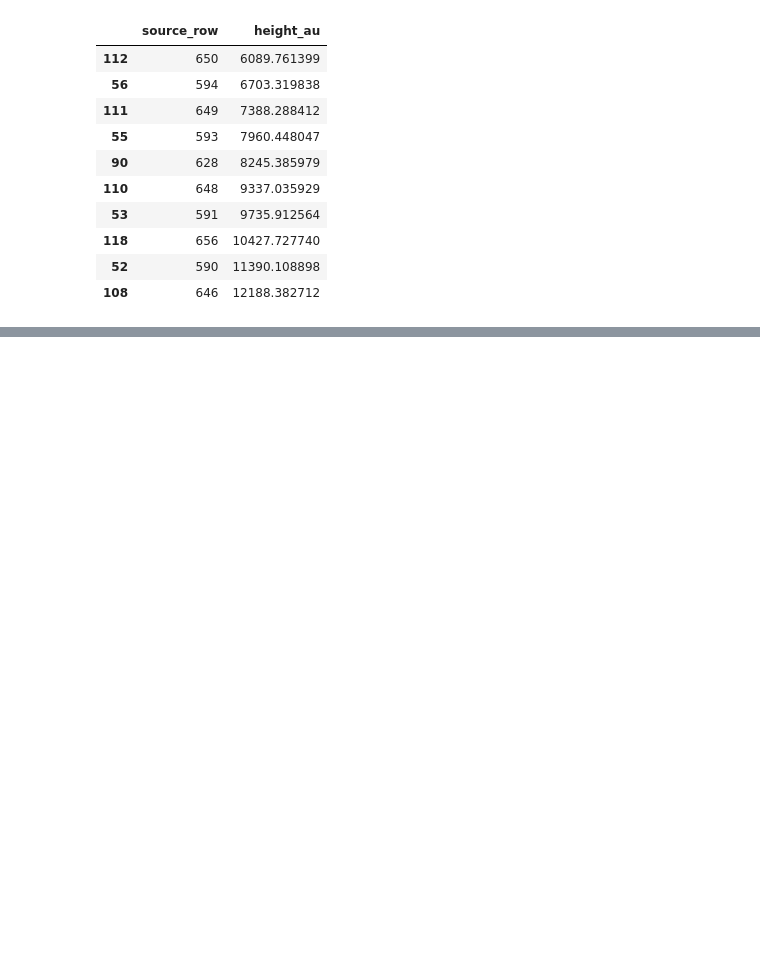
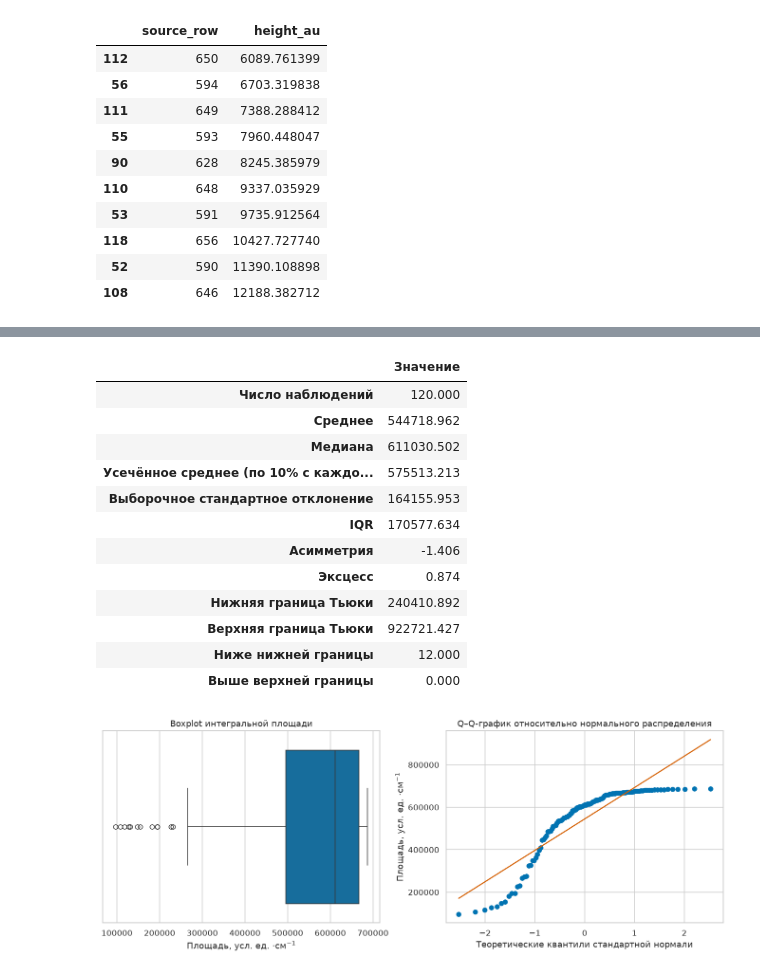
Before and after one commit to WalterPerjenko/LW_Statistic, a Jupyter notebook: raman/Lab01_sprint1_Raman.ipynb, the cells around one changed output, grey strips where cells are left out. Cells and saved outputs as stored; diff of their text form; code cells hidden in the pictures; blank space fills up the shorter version.

Commit message:
Complete Raman area analysis, sampling experiments and sprint 1 summary

```diff
--- a/raman/Lab01_sprint1_Raman.ipynb
+++ b/raman/Lab01_sprint1_Raman.ipynb
@@ -1259,0 +1287,63 @@ $Z_i=\int_a^b S_i(\nu)\,d\nu$; единицы: усл. ед. $\cdot\mathrm{см}
+# %%
+area = features["area_au_cm_inv"]
+
+area_q1, area_q3 = area.quantile([0.25, 0.75])
+area_iqr = area_q3 - area_q1
+
+area_lower_fence = area_q1 - 1.5 * area_iqr
+area_upper_fence = area_q3 + 1.5 * area_iqr
+
+area_outside_fences = (
+    (area < area_lower_fence)
+    | (area > area_upper_fence)
+)
+
+area_estimates = pd.Series({
+    "Число наблюдений": len(area),
+    "Среднее": area.mean(),
+    "Медиана": area.median(),
+    "Усечённое среднее (по 10% с каждого края)": stats.trim_mean(
+        area, proportiontocut=0.10
+    ),
+    "Выборочное стандартное отклонение": area.std(ddof=1),
+    "IQR": area_iqr,
+    "Асимметрия": area.skew(),
+    "Эксцесс": area.kurt(),
+    "Нижняя граница Тьюки": area_lower_fence,
+    "Верхняя граница Тьюки": area_upper_fence,
+    "Ниже нижней границы": int((area < area_lower_fence).sum()),
+    "Выше верхней границы": int((area > area_upper_fence).sum()),
+})
+
+display(area_estimates.to_frame("Значение").round(3))
+
+fig, axes = plt.subplots(
+    1, 2, figsize=(12, 4.5),
+    constrained_layout=True,
+)
+
+sns.boxplot(x=area, ax=axes[0], color="C0")
+axes[0].set_xlabel(r"Площадь, усл. ед. $\cdot\mathrm{см}^{-1}$")
+axes[0].set_title("Boxplot интегральной площади")
+
+stats.probplot(area, dist="norm", plot=axes[1])
+axes[1].set_xlabel("Теоретические квантили стандартной нормали")
+axes[1].set_ylabel(r"Площадь, усл. ед. $\cdot\mathrm{см}^{-1}$")
+axes[1].set_title("Q–Q-график относительно нормального распределения")
+
+plt.show()
+# %% [output]
+|  | Значение |
+| Число наблюдений | 120.000 |
+| Среднее | 544718.962 |
+| Медиана | 611030.502 |
+| Усечённое среднее (по 10% с каждо... | 575513.213 |
+| Выборочное стандартное отклонение | 164155.953 |
+| IQR | 170577.634 |
+| Асимметрия | -1.406 |
+| Эксцесс | 0.874 |
+| Нижняя граница Тьюки | 240410.892 |
+| Верхняя граница Тьюки | 922721.427 |
+| Ниже нижней границы | 12.000 |
+| Выше верхней границы | 0.000 |
+[figure, added]
```
Also changed, not shown: parts of 35 cells of this notebook.
